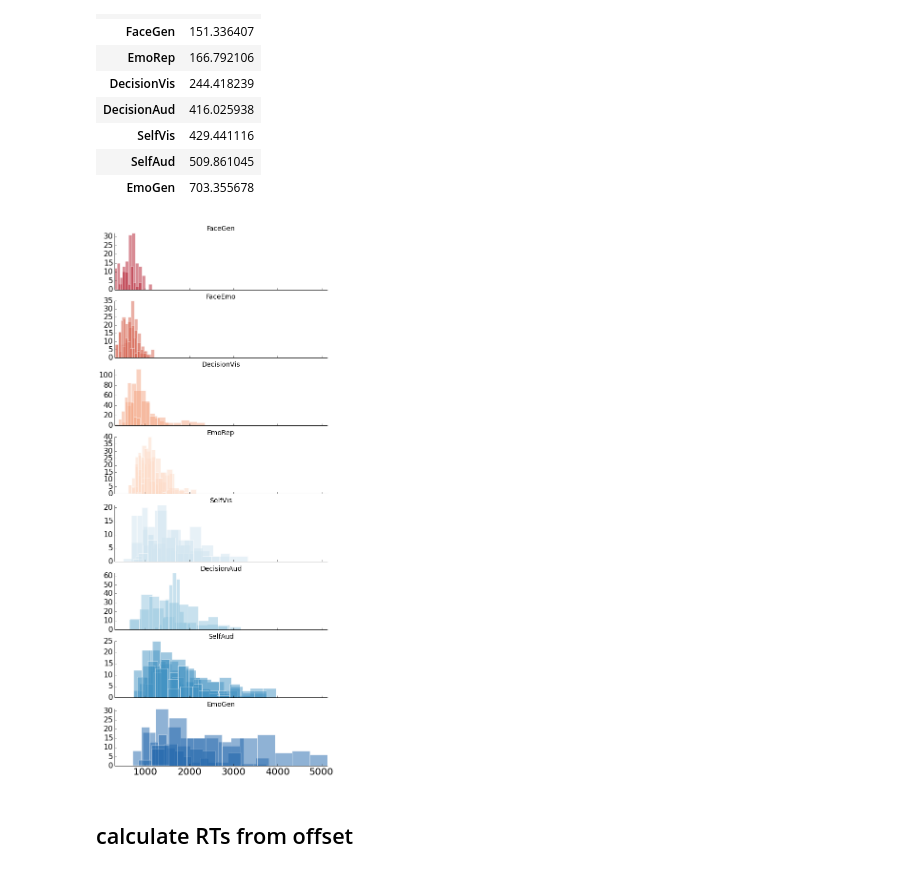
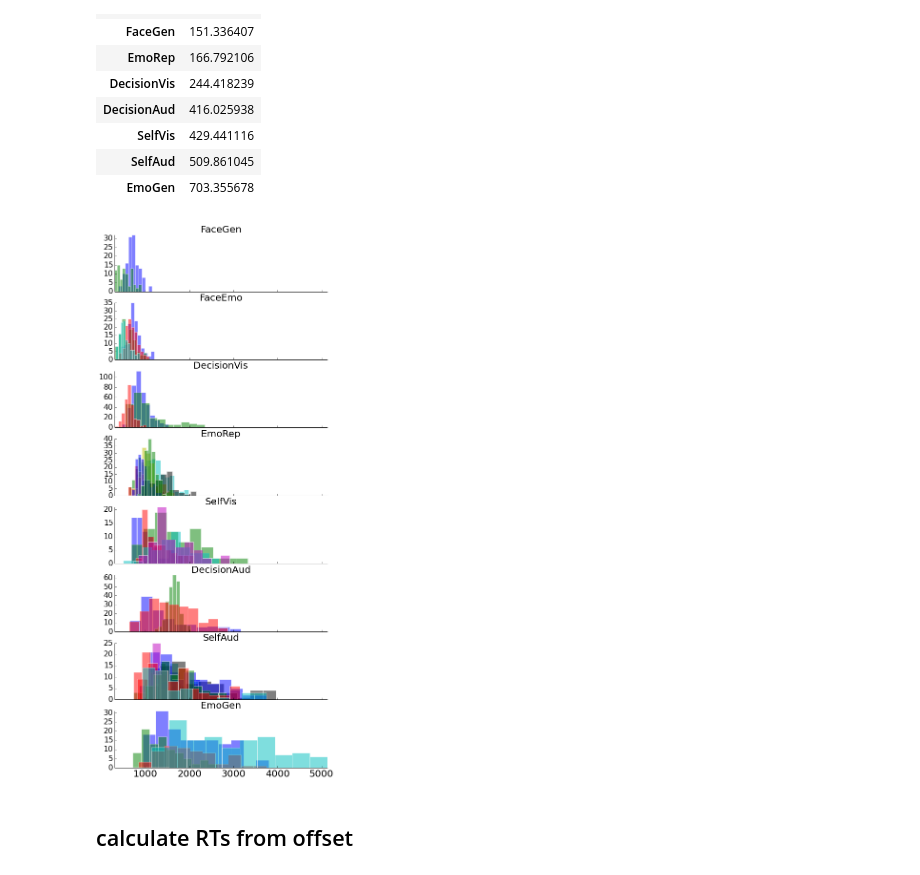
Before and after one commit to matarhaller/ECOGpy, a Jupyter notebook: RThists.ipynb, the cells around one changed output. Drawn from its saved outputs; the diff is of its cells as text; code cells hidden in the pictures.

```diff
--- a/RThists.ipynb
+++ b/RThists.ipynb
@@ -54,22 +54,3 @@ df['RTs_skew'] = RTs_skew
 # %%
 filename = os.path.join(SJdir, 'PCA', 'RT_summary.csv')
 df.to_csv(filename)
-# %%
-#OLD
-
-RTs_n = list(); RTs_mean = list(); RTs_std = list(); RTs_range = list(); RTs_skew = list()
-
-for i, s, t in df.itertuples(index=True):
-    filename = os.path.join(datadir, 'Subjs', s, t, 'HG_elecMTX_percent.mat')
-    data = spio.loadmat(filename, struct_as_record = True)
-    RTs = data['RTs']
-    RTs_mean.append(RTs.mean())
-    RTs_std.append(RTs.std())
-    RTs_range.append((max(RTs)-min(RTs))[0])
-    RTs_skew.append(stats.kurtosis(RTs)[0])
-    RTs_n.append(len(RTs))
-
-df['RTs_mean'] = RTs_mean
-df['RTs_std'] = RTs_std
-df['RTs_range'] = RTs_range
-df['RTs_skew'] = RTs_skew
@@ -191,31 +185,31 @@ import matplotlib.pyplot as plt
 # %%
 tmp = dfall.groupby('task').mean().sort('RTs')
 tmp.index
 
 set2 = brewer2mpl.get_map('RdBu', 'Diverging', 8).mpl_colors
 fig, ax = plt.subplots(8,sharex=True, figsize = (8, 20),subplot_kw=dict(axisbg='#EEEEEE'))
 plt.tight_layout
 
 for i, t in enumerate(tmp.index):
-    ax[i].set_title(t, fontsize = 14)
+    ax[i].set_title(t, fontsize = 20)
     ax[i].patch.set_facecolor('white')
 
     ax[i].autoscale(tight=True)
     ax[i].spines['top'].set_visible(False)
     ax[i].spines['right'].set_visible(False)
     ax[i].get_xaxis().tick_bottom()
     ax[i].get_yaxis().tick_left()
 
 for i, task in enumerate(tmp.index): #ordered by increasing mean
     data = dfall.loc[dfall['task'] == task].dropna()
 
     for s in data.groupby('subj'):
-        s[1]['RTs'].hist(ax = ax[i], color = set2[i], alpha = 0.5, grid = False, xlabelsize= 20, ylabelsize = 16, edgecolor = 'white')
-        #x = s[1]['RTs'].hist(ax = ax[i], alpha = 0.5, grid = False, xlabelsize= 20, ylabelsize = 16, edgecolor = 'white', label = s[0])
+        #s[1]['RTs'].hist(ax = ax[i], color = set2[i], alpha = 0.5, grid = False, xlabelsize= 20, ylabelsize = 16, edgecolor = 'white')
+        x = s[1]['RTs'].hist(ax = ax[i], alpha = 0.5, grid = False, xlabelsize= 20, ylabelsize = 16, edgecolor = 'white', label = s[0])
         #x.legend()
-plt.savefig(os.path.join(SJdir, 'PCA', 'RT_hists.png'))
+plt.savefig(os.path.join(SJdir, 'PCA', 'figs_for_Bob','RT_hists_alpha.png'))
 # %% [output]
-[figure, old version]
+[figure, new version]
 # %% [markdown]
 ## calculate RTs from offset
 # %%
```
Also changed, not shown: parts of 15 cells of this notebook, 15 other files.
